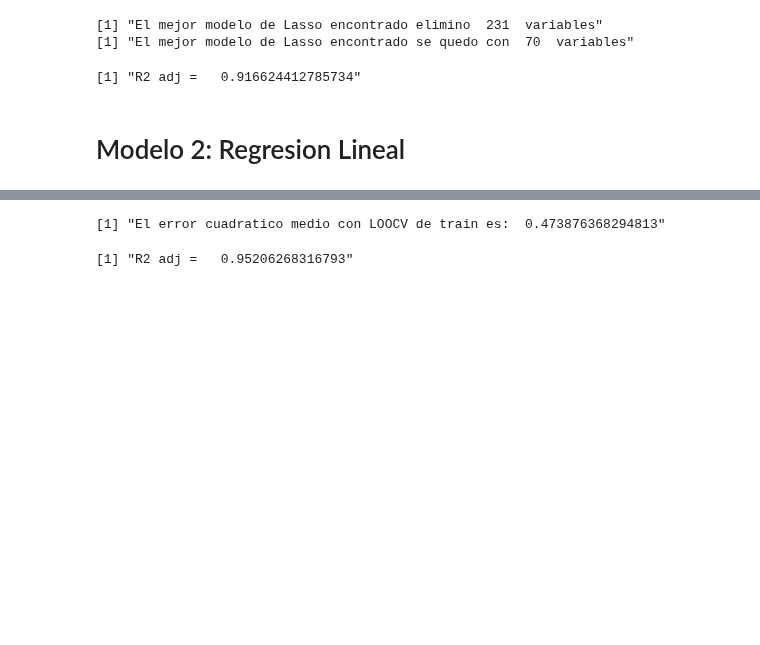
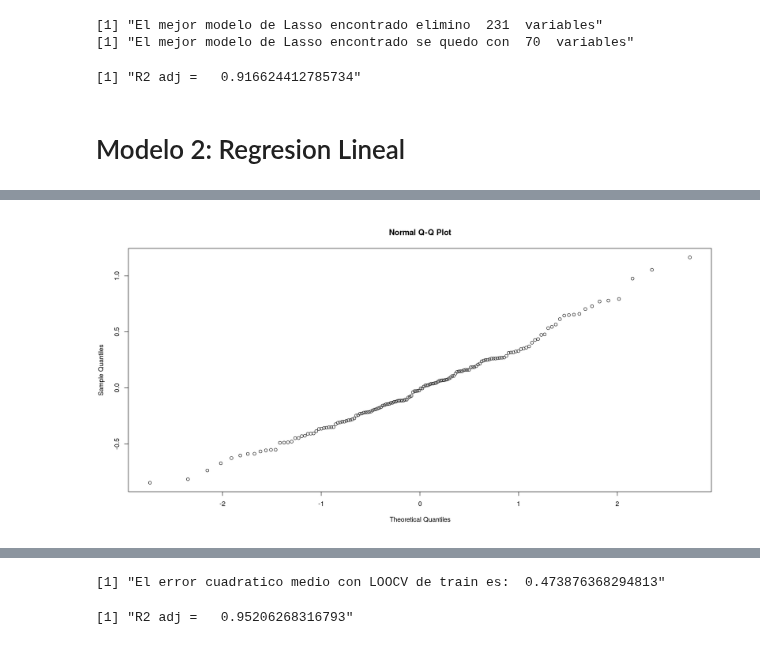
Before and after one commit to Lukas-De-Angelis-Riva/Aprendizaje-estadistico, a Jupyter notebook: trabajo_practico3/src/Lasso.ipynb, the cells around one changed output, grey strips where cells are left out. Saved outputs shown, nothing was run; the diff lists cells and outputs as text; code cells hidden in the pictures; blank space fills up the shorter version.

```diff
--- a/trabajo_practico3/src/Lasso.ipynb
+++ b/trabajo_practico3/src/Lasso.ipynb
@@ -249,0 +292,4 @@ modelo2 <- lm(Y~., data = SELECTED_TRAIN_DF)
+# %%
+data_plot <- as.data.frame(qqnorm(modelo2$residuals))
+# %% [output]
+[figure, added]
```
Also changed, not shown: parts of 32 cells of this notebook, 7 other files.
